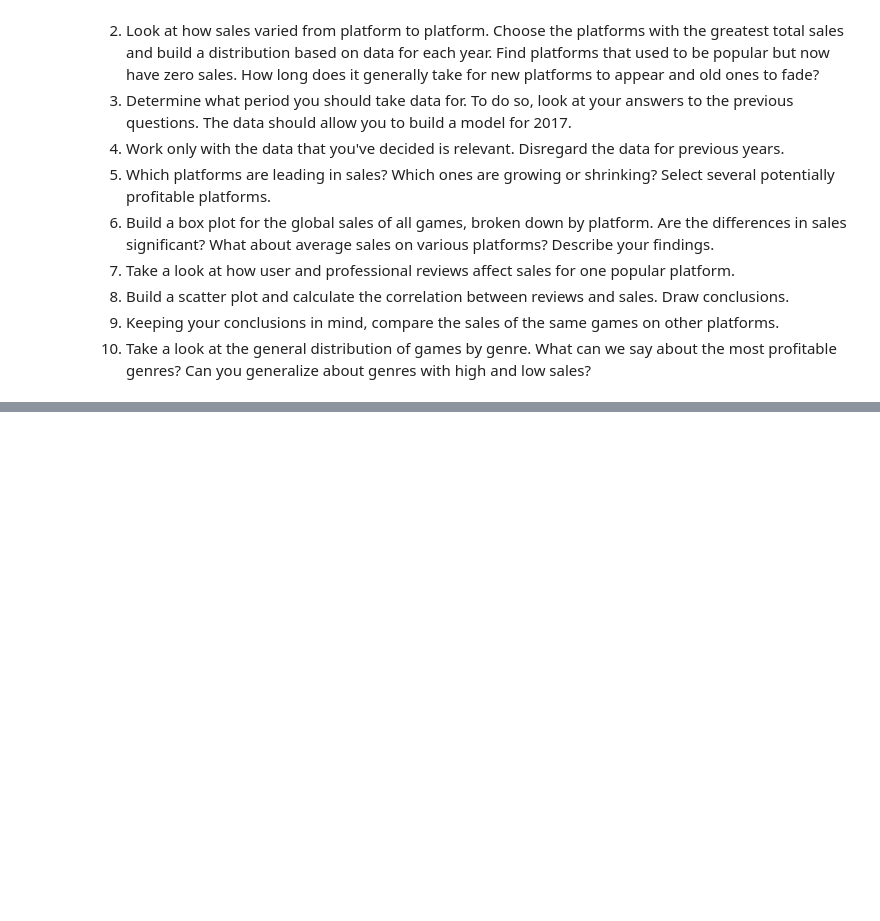
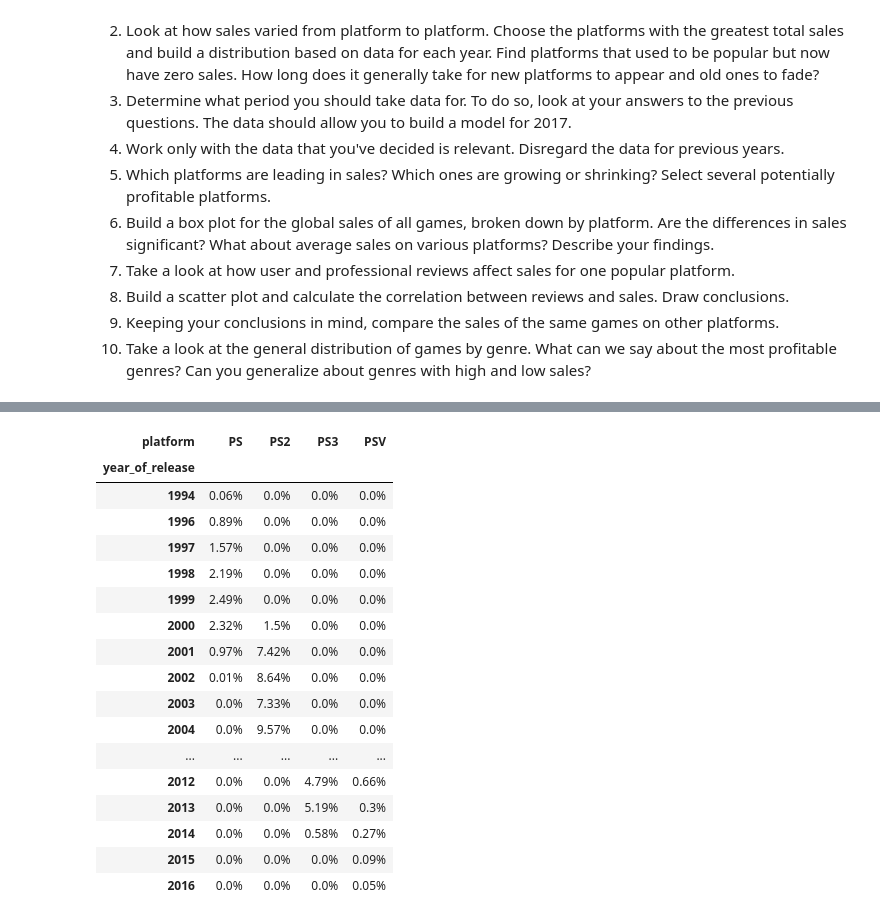
Before and after one commit to Vearanos/ICE_Game_Forcast, a Jupyter notebook: EDA.ipynb, the cells around one changed output, grey strips where cells are left out. Cells and saved outputs as stored; diff of their text form; code cells hidden in the pictures; blank space fills up the shorter version.

```diff
--- a/EDA.ipynb
+++ b/EDA.ipynb
@@ -182,0 +254,19 @@ plt.show()
+# %%
+# total sales by top platforms
+
+# playstation sales
+playstation_sales = round(games.query("platform in ['PS', 'PS2', 'PS3' , 'PSV']")["total_sales"].sum(),2)
+
+# xbox sales
+xbox_sales = round(games.query("platform in ['X360', 'XB', 'XOne']")["total_sales"].sum(),2)
+
+# nintendo sales
+nintendo_sales = round(games.query("platform in ['Wii','WiiU']")["total_sales"].sum(),2)
+
+# gameboy sales (Nintendo)
+gameboy_sales = round(games.query("platform in ['DS', 'GB', 'GBA', '3DS']")["total_sales"].sum(),2)
+
+display(f"Playstation Sales: {playstation_sales}")
+display(f"Xbox Sales: {xbox_sales}")
+display(f"Nintendo Sales: {nintendo_sales}")
+display(f"Gameboy Sales: {gameboy_sales}")
@@ -182,0 +280,59 @@ plt.show()
+# %%
+# playstation distribution
+
+playstation_distribution = (
+    games.query("platform in ['PS', 'PS2', 'PS3', 'PSV']")
+    .groupby(["year_of_release", "platform"])["total_sales"]
+    .sum()
+    .unstack()  # Makes platforms columns for better readability
+)
+
+# xbox distribution
+
+xbox_distribution = (
+    games.query("platform in ['X360', 'XB', 'XOne']")
+    .groupby(["year_of_release", "platform"])["total_sales"]
+    .sum()
+    .unstack()  # Makes platforms columns for better readability
+)
+
+# nintendo distribution
+
+nintendo_distribution = (
+    games.query("platform in ['Wii','WiiU']")
+    .groupby(["year_of_release", "platform"])["total_sales"]
+    .sum()
+    .unstack()  # Makes platforms columns for better readability
+)
+
+# gameboy distribution
+
+gameboy_distribution = (
+    games.query("platform in ['DS', 'GB', 'GBA', '3DS']")
+    .groupby(["year_of_release", "platform"])["total_sales"]
+    .sum()
+    .unstack()  # Makes platforms columns for better readability
+)
+
+# Fill NaN values with 0 before percentage calculation
+playstation_distribution = playstation_distribution.fillna(0)
+xbox_distribution = xbox_distribution.fillna(0)
+nintendo_distribution = nintendo_distribution.fillna(0)
+gameboy_distribution = gameboy_distribution.fillna(0)
+
+# calculate the percentage of sales per year
+
+playstation_distribution = (playstation_distribution / playstation_sales * 100).round(2)
+xbox_distribution = (xbox_distribution / xbox_sales * 100).round(2)
+nintendo_distribution = (nintendo_distribution / nintendo_sales * 100).round(2)
+gameboy_distribution = (gameboy_distribution / gameboy_sales * 100).round(2)
+
+# Convert to string and add percentage sign
+playstation_distribution = playstation_distribution.astype(str) + '%'
+xbox_distribution = xbox_distribution.astype(str) + '%'
+nintendo_distribution = nintendo_distribution.astype(str) + '%'
+gameboy_distribution = gameboy_distribution.astype(str) + '%'
+
+display("Distribution by Year:")
+display(playstation_distribution, xbox_distribution, nintendo_distribution, gameboy_distribution)
+# %% [output]
@@ -182,0 +340,18 @@ plt.show()
+| platform | PS | PS2 | PS3 | PSV |
+| year_of_release |  |  |  |  |
+| 1994 | 0.06% | 0.0% | 0.0% | 0.0% |
+| 1996 | 0.89% | 0.0% | 0.0% | 0.0% |
+| 1997 | 1.57% | 0.0% | 0.0% | 0.0% |
+| 1998 | 2.19% | 0.0% | 0.0% | 0.0% |
+| 1999 | 2.49% | 0.0% | 0.0% | 0.0% |
+| 2000 | 2.32% | 1.5% | 0.0% | 0.0% |
+| 2001 | 0.97% | 7.42% | 0.0% | 0.0% |
+| 2002 | 0.01% | 8.64% | 0.0% | 0.0% |
+| 2003 | 0.0% | 7.33% | 0.0% | 0.0% |
+| 2004 | 0.0% | 9.57% | 0.0% | 0.0% |
+| ... | ... | ... | ... | ... |
+| 2012 | 0.0% | 0.0% | 4.79% | 0.66% |
+| 2013 | 0.0% | 0.0% | 5.19% | 0.3% |
+| 2014 | 0.0% | 0.0% | 0.58% | 0.27% |
+| 2015 | 0.0% | 0.0% | 0.0% | 0.09% |
+| 2016 | 0.0% | 0.0% | 0.0% | 0.05% |
```
Also changed, not shown: parts of 24 cells of this notebook.
